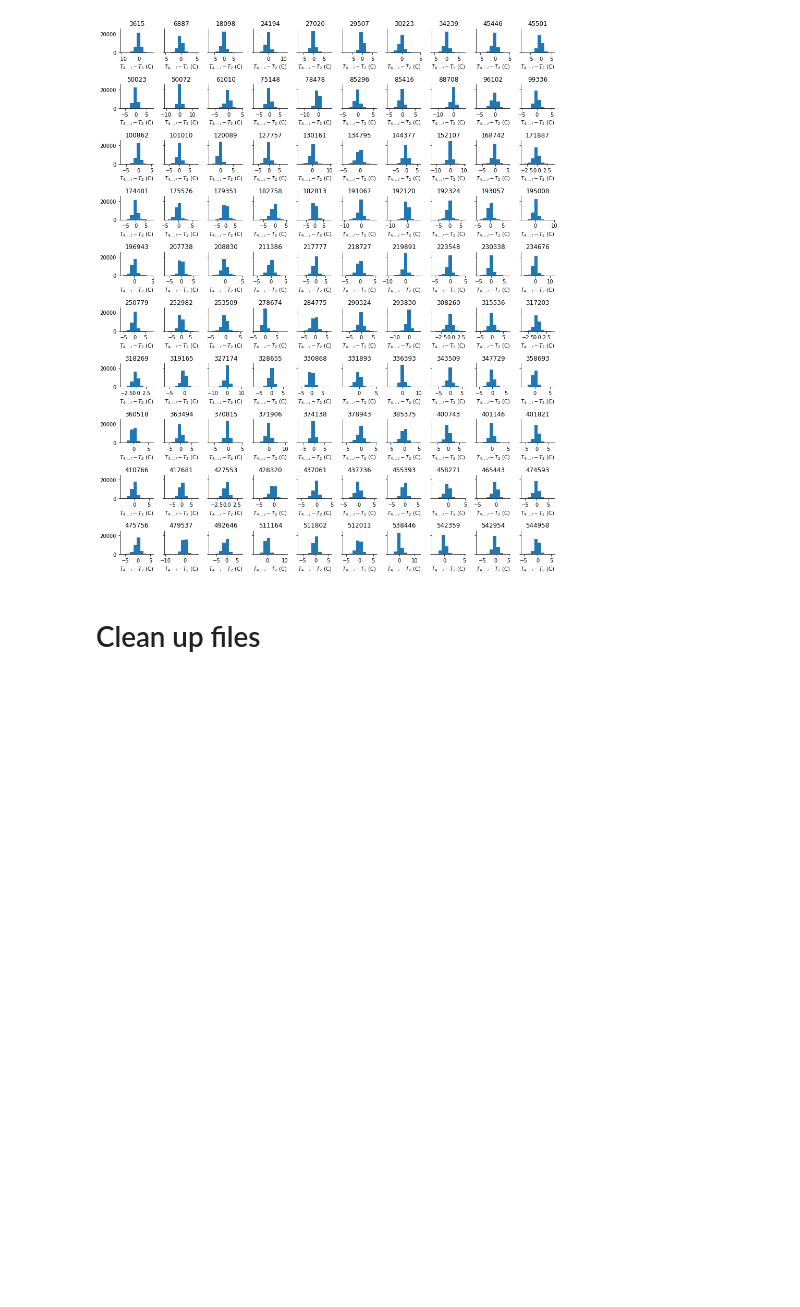
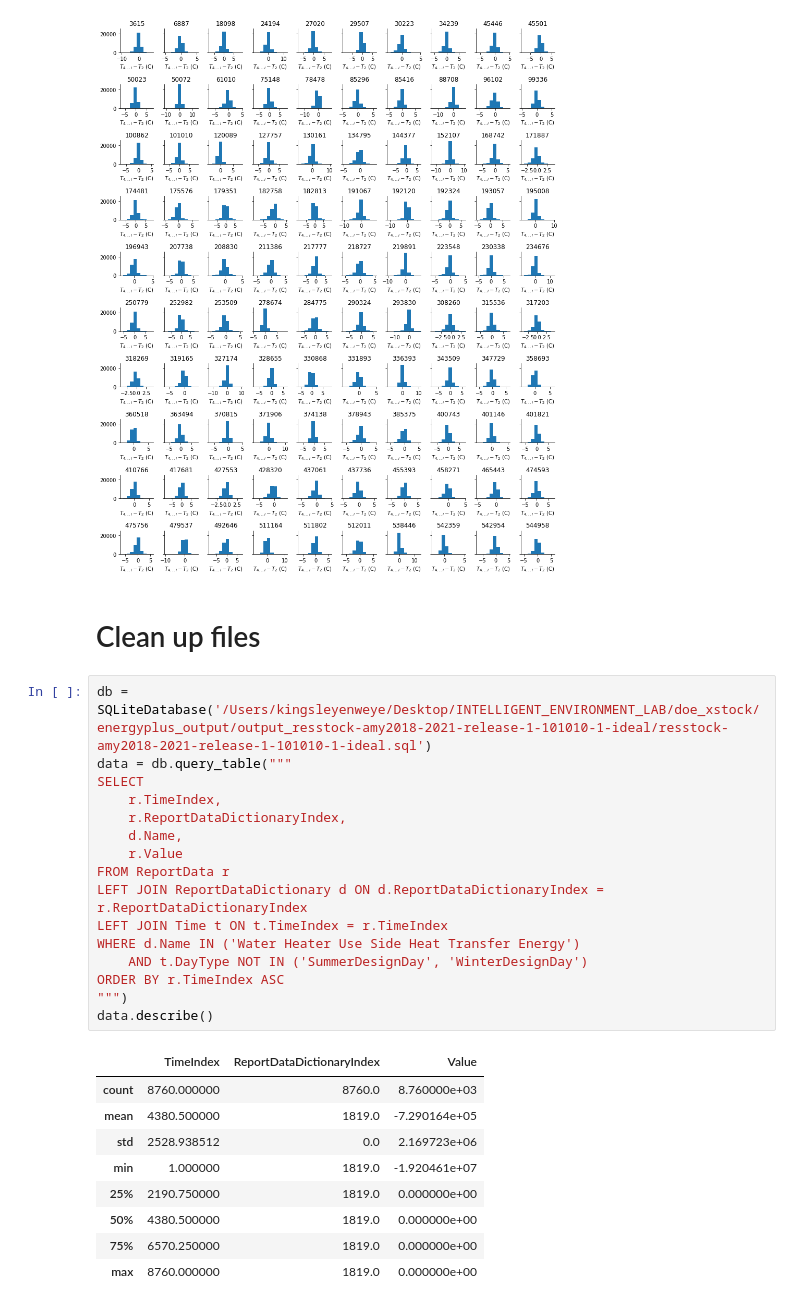
Before and after one commit to intelligent-environments-lab/DOE_XStock, a Jupyter notebook: analysis/post_simulation.ipynb, the cells around one changed output. Cells and saved outputs as stored; diff of their text form; blank space fills up the shorter version.

Commit message:
added code for citylearn input data gen

```diff
--- a/analysis/post_simulation.ipynb
+++ b/analysis/post_simulation.ipynb
@@ -432,4 +434,30 @@ plt.show()
 [figure]
 # %% [markdown]
 # Clean up files
+# %%
+db = SQLiteDatabase('/Users/kingsleyenweye/Desktop/INTELLIGENT_ENVIRONMENT_LAB/doe_xstock/energyplus_output/output_resstock-amy2018-2021-release-1-101010-1-ideal/resstock-amy2018-2021-release-1-101010-1-ideal.sql')
+data = db.query_table("""
+SELECT
+    r.TimeIndex,
+    r.ReportDataDictionaryIndex,
+    d.Name,
+    r.Value
+FROM ReportData r
+LEFT JOIN ReportDataDictionary d ON d.ReportDataDictionaryIndex = r.ReportDataDictionaryIndex
+LEFT JOIN Time t ON t.TimeIndex = r.TimeIndex
+WHERE d.Name IN ('Water Heater Use Side Heat Transfer Energy')
+    AND t.DayType NOT IN ('SummerDesignDay', 'WinterDesignDay')
+ORDER BY r.TimeIndex ASC
+""")
+data.describe()
+# %% [output]
+|  | TimeIndex | ReportDataDictionaryIndex | Value |
+| count | 8760.000000 | 8760.0 | 8.760000e+03 |
+| mean | 4380.500000 | 1819.0 | -7.290164e+05 |
+| std | 2528.938512 | 0.0 | 2.169723e+06 |
+| min | 1.000000 | 1819.0 | -1.920461e+07 |
+| 25% | 2190.750000 | 1819.0 | 0.000000e+00 |
+| 50% | 4380.500000 | 1819.0 | 0.000000e+00 |
+| 75% | 6570.250000 | 1819.0 | 0.000000e+00 |
+| max | 8760.000000 | 1819.0 | 0.000000e+00 |
 # %%
```
Also changed, not shown: parts of 8 cells of this notebook.
